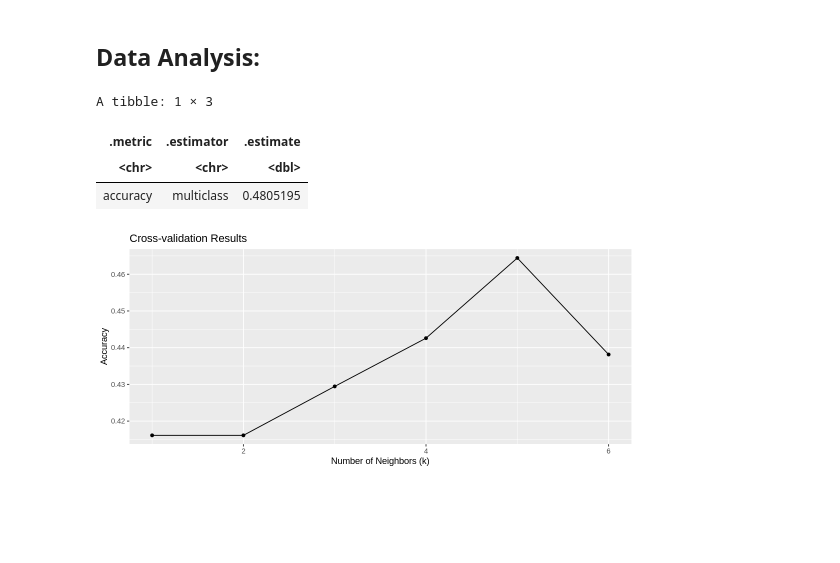
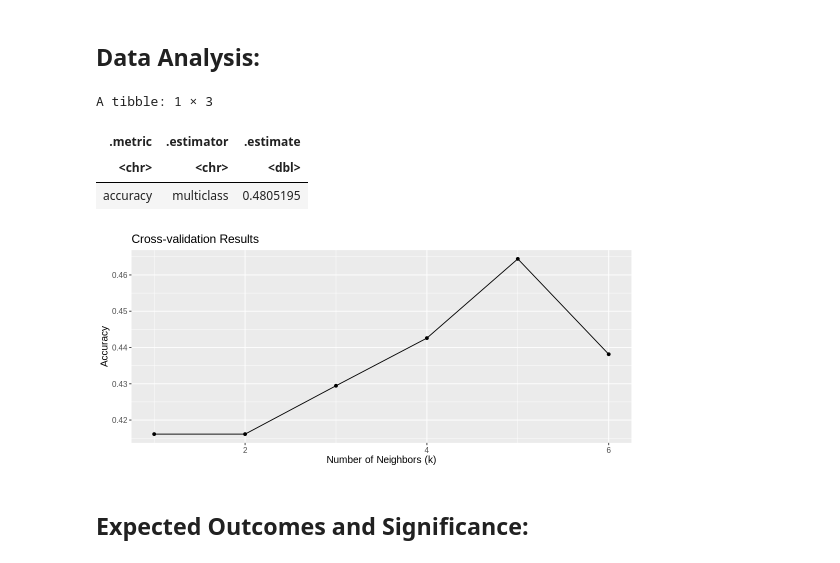
Before and after one commit to Skylertana/dsci-100-006-project-group2, a Jupyter notebook: localrepo.ipynb, the cells around one changed output. Cells and saved outputs as stored; diff of their text form; code cells hidden in the pictures; blank space fills up the shorter version.

```diff
--- a/localrepo.ipynb
+++ b/localrepo.ipynb
@@ -190,32 +185,35 @@ knn_workflow <- workflow() |>
     add_recipe(heart_recipe) |>
     add_model(knn_tune) |>
     tune_grid(resamples = heart_vfold, grid = vals) |>
     collect_metrics() |>
     filter(.metric == "accuracy")
 
 cross_val_plot <- ggplot(knn_workflow, aes(x = neighbors, y = mean)) +
   geom_point() +
   geom_line() +
-  labs(x = "Number of Neighbors (k)", y = "Accuracy", title = "Cross-validation Results")
+  labs(x = "Number of Neighbors (k)", y = "Accuracy", title = "Cross-validation Results") +
+  theme(text = element_text(size = 12))
 cross_val_plot
 
 heart_spec <- nearest_neighbor(weight_func = "rectangular", neighbors = 5) |>
     set_engine("kknn") |>
     set_mode("classification")
 
 heart_fit <- workflow() |>
       add_recipe(heart_recipe) |>
       add_model(heart_spec) |>
       fit(data = heart_train)
 
 heart_predictions <- predict(heart_fit,heart_test) |>
        bind_cols(heart_test) |>
        metrics(truth = cp, estimate = .pred_class) |>
        filter(.metric == "accuracy")
 heart_predictions
 # %% [output]
 A tibble: 1 × 3
 | .metric | .estimator | .estimate |
 | <chr> | <chr> | <dbl> |
 | accuracy | multiclass | 0.4805195 |
-[figure, old version]
+[figure, new version]
+# %% [markdown]
+## Expected Outcomes and Significance:
```
Also changed, not shown: parts of 8 cells of this notebook.
